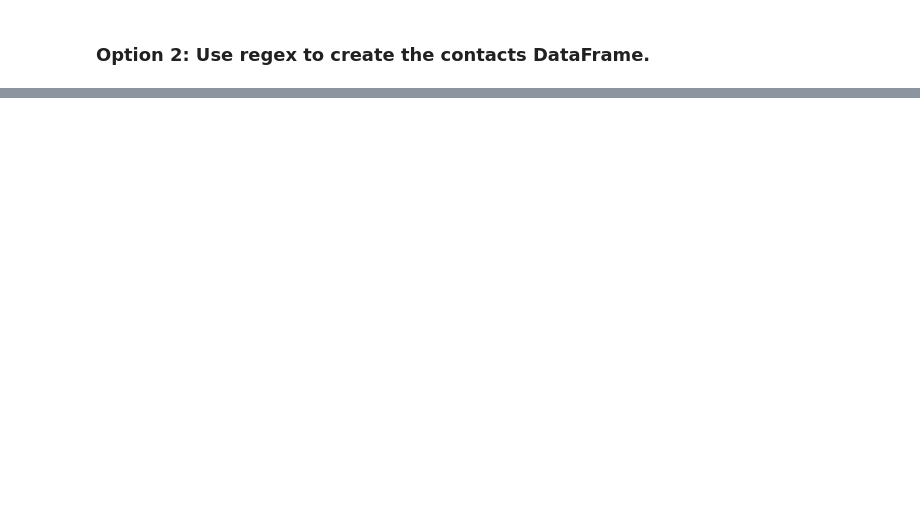
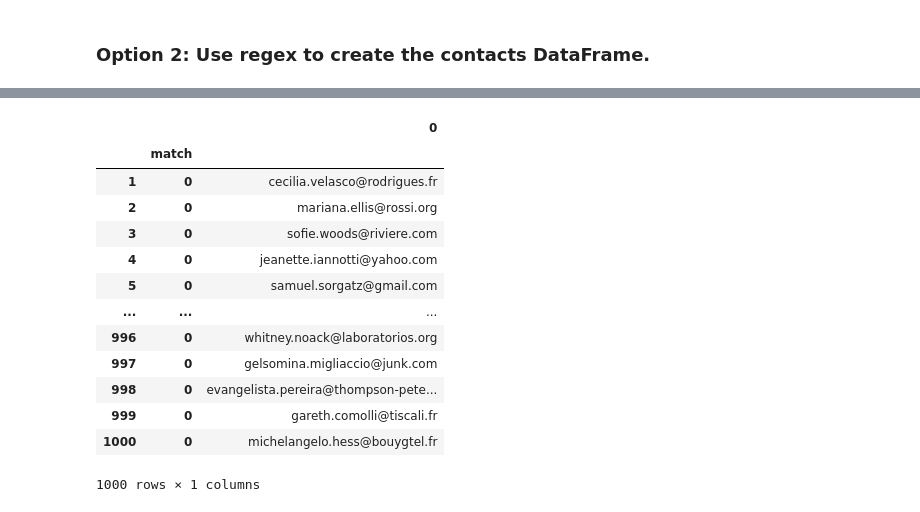
Before and after one commit to hrobinl/Crowdfunding_ETL, a Jupyter notebook: ETL_Mini_Project_HRobinson_NBest.ipynb, the cells around one changed output, grey strips where cells are left out. Saved outputs shown, nothing was run; the diff lists cells and outputs as text; code cells hidden in the pictures; blank space fills up the shorter version.

```diff
--- a/ETL_Mini_Project_HRobinson_NBest.ipynb
+++ b/ETL_Mini_Project_HRobinson_NBest.ipynb
@@ -429,2 +436,6 @@ contact_info_df_copy.head()
 # %%
 # Extract the four-digit contact ID number.
+p = 'contact_id": (\w{4})'
+
+contact_info_list = contact_info_df_copy['contact_info'].str.extractall(p)
+contact_info_list
@@ -430,0 +456,3 @@ contact_info_df_copy.head()
+# %%
+contact_info_df_copy['contact_id'] = list(contact_info_list[0])
+contact_info_df_copy
@@ -437,4 +509,24 @@ contact_info_df_copy.head()
 # %%
 # Extract the email from the contacts and add the values to a new column.
+p = 'email": "(.*)"'
+contact_info_list = contact_info_df_copy['contact_info'].str.extractall(p)
+
+contact_info_df_copy['email'] = list(contact_info_list[0])
+contact_info_list
+# %% [output]
+|  |  | 0 |
+|  | match |  |
+| 1 | 0 | cecilia.velasco@rodrigues.fr |
+| 2 | 0 | mariana.ellis@rossi.org |
+| 3 | 0 | sofie.woods@riviere.com |
+| 4 | 0 | jeanette.iannotti@yahoo.com |
+| 5 | 0 | samuel.sorgatz@gmail.com |
+| ... | ... | ... |
+| 996 | 0 | whitney.noack@laboratorios.org |
+| 997 | 0 | gelsomina.migliaccio@junk.com |
+| 998 | 0 | evangelista.pereira@thompson-pete... |
+| 999 | 0 | gareth.comolli@tiscali.fr |
+| 1000 | 0 | michelangelo.hess@bouygtel.fr |
+1000 rows × 1 columns
 # %%
 # Create a copy of the contact_info_df with the 'contact_id', 'name', 'email' columns.
```
Also changed, not shown: parts of 18 cells of this notebook, 1 other file.
